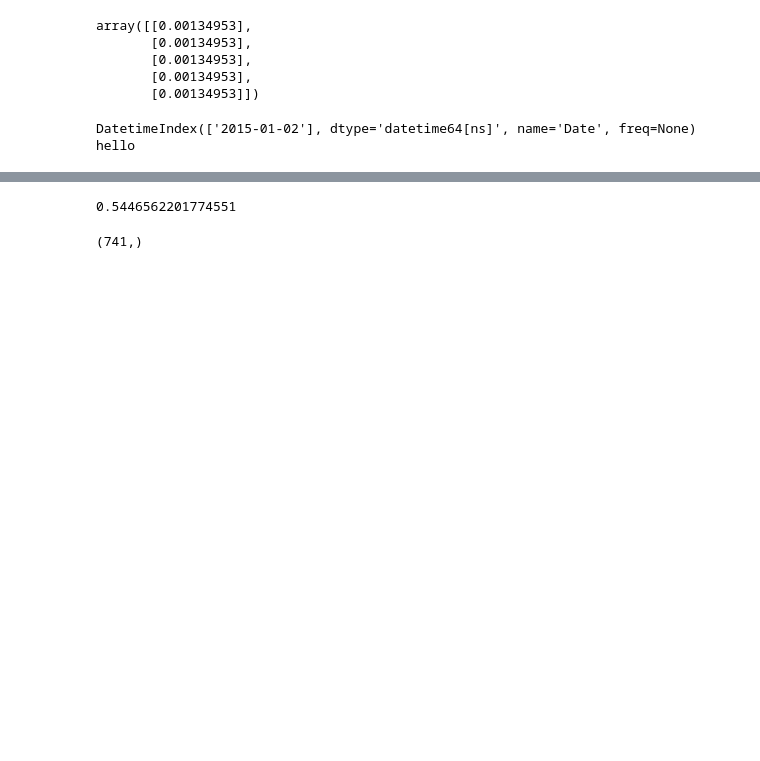
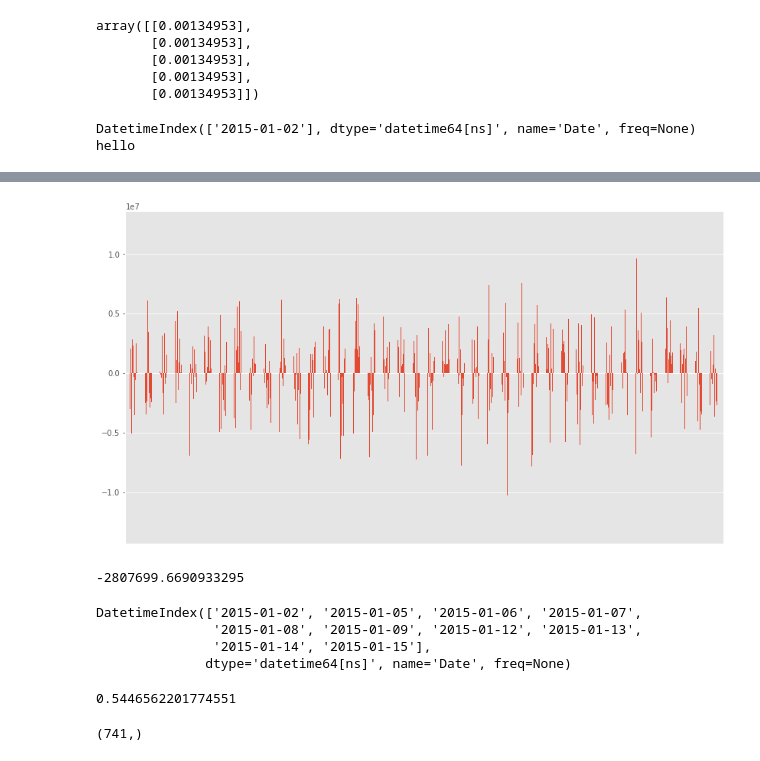
Before and after one commit to rwuebker/backtesting, a Jupyter notebook: backtesting_CVX.ipynb, the cells around one changed output, grey strips where cells are left out. Drawn from its saved outputs; the diff is of its cells as text; code cells hidden in the pictures; blank space fills up the shorter version.

```diff
--- a/backtesting_CVX.ipynb
+++ b/backtesting_CVX.ipynb
@@ -561,28 +514,22 @@ time took:  34.92062997817993
 # %%
-
-def backtest(holdings, days, returns, alpha, aum):
+def backtest(test_period, holdings, returns, alpha, aum):
     port = {}
 
-    test_period = alpha.loc[alpha.index.year==2015].index[:days]
     print('this is test_period: ', list(test_period))
-    for d in list(test_period):
+    for d in test_period:
         str_d = d.strftime('%Y%m%d')
         end_date = d
         start_date = d - dt.timedelta(days=365)
-        print('this is start date: ', start_date)
-        print('this is end date: ', end_date)
         av = alpha.loc[end_date, :]
         rets = returns.loc[start_date:end_date, :]
         lambda_vector = np.ones((1, len(av))) * 0.1/2000000
         rm = RiskModelPCA(rets, 20)
         start = time.time()
-        oh = OptimalHoldingsCVX(rm, av, holdings, lambda_reg=1.0)
+        oh = OptimalHoldingsCVX(rm, av, holdings, lambda_reg=1.0, aum=aum)
         end = time.time()
-        print('risk model took: ', end-start)
         start = time.time()
         new_holdings = oh.find()
         end = time.time()
-        print('OH FINISHED: ', end-start)
         print('this is lambda_vector shape: ', lambda_vector.shape)
         print('old holdings shape: ', holdings.shape)
         print('new holdings shape: ', new_holdings.shape)
@@ -591,7 +538,6 @@ def backtest(holdings, days, returns, alpha, aum):
         print('risk factors shape: ', rm.factor_exposures.shape)
         print('factor exposures columns: ', rm.factor_exposures.columns.shape)
         data = np.matmul(rm.factor_exposures.values.T, new_holdings.values).flatten()
-        print('this is data.shape: ', data.shape)
         print(data)
         risk_exposures = pd.Series(data=data.T, index=rm.factor_exposures.columns.values) * aum
         alpha_exposures = pd.Series(np.matmul(av.T, new_holdings), index=av.index) * aum
@@ -601,10 +547,9 @@ def backtest(holdings, days, returns, alpha, aum):
             'h.opt': np.nan_to_num(new_holdings).flatten(),
             'risk.exposures': risk_exposures,
             'alpha.exposures': alpha_exposures,
-            't.costs': transaction_costs
+            't.costs': transaction_costs,
+            'factor.returns': rm.factor_returns
         }
         port[str_d] = result
         holdings = new_holdings
-        print(type(holdings))
-        print(holdings.head())
     return port
@@ -639,0 +556,6 @@ array([0.00099712])
+# %%
+test_period = momentum.loc[momentum.index.year==2015].index[:1]
+initial_holdings = np.zeros((len(momentum.columns), 1))
+#initial_holdings = np.zeros((len(alpha_vector), 1))  / len(alpha_vector)
+print(initial_holdings.shape)
+port = backtest(test_period, initial_holdings, returns, momentum, 50000000)
@@ -639,0 +580,6 @@ array([0.00099712])
+# %%
+holdings = pd.DataFrame(port['20150102']['h.opt'], index=momentum.columns, columns=['holdings'])
+holdings.plot.bar(legend=False)
+x_axis = plt.axes().get_xaxis()
+x_axis.set_visible(False)
+# %% [output]
@@ -640,3 +588,27 @@ array([0.00099712])
+[figure, added]
+# %%
+holdings['holdings'].sum()
+# %% [output]
+-2807699.6690933295
+# %%
+def build_attribution(port, returns, alpha, factor_returns, date_index):
+    df = pd.DataFrame(index=date_index)
+
+    for date_ in date_index:
+        date_str = date_.strftime('%Y%m%d')
+
+        p = port[date_str]
+
+
+    pass
+
+test_period = momentum.loc[momentum.index.year==2015].index[:10]
+test_period
+# %% [output]
+DatetimeIndex(['2015-01-02', '2015-01-05', '2015-01-06', '2015-01-07',
+               '2015-01-08', '2015-01-09', '2015-01-12', '2015-01-13',
+               '2015-01-14', '2015-01-15'],
+              dtype='datetime64[ns]', name='Date', freq=None)
 # %%
 get_transfer_coefficient(port['20150105']['h.opt'], momentum.loc['20150105',:].values)
 # %% [output]
```
Also changed, not shown: parts of 9 cells of this notebook.
